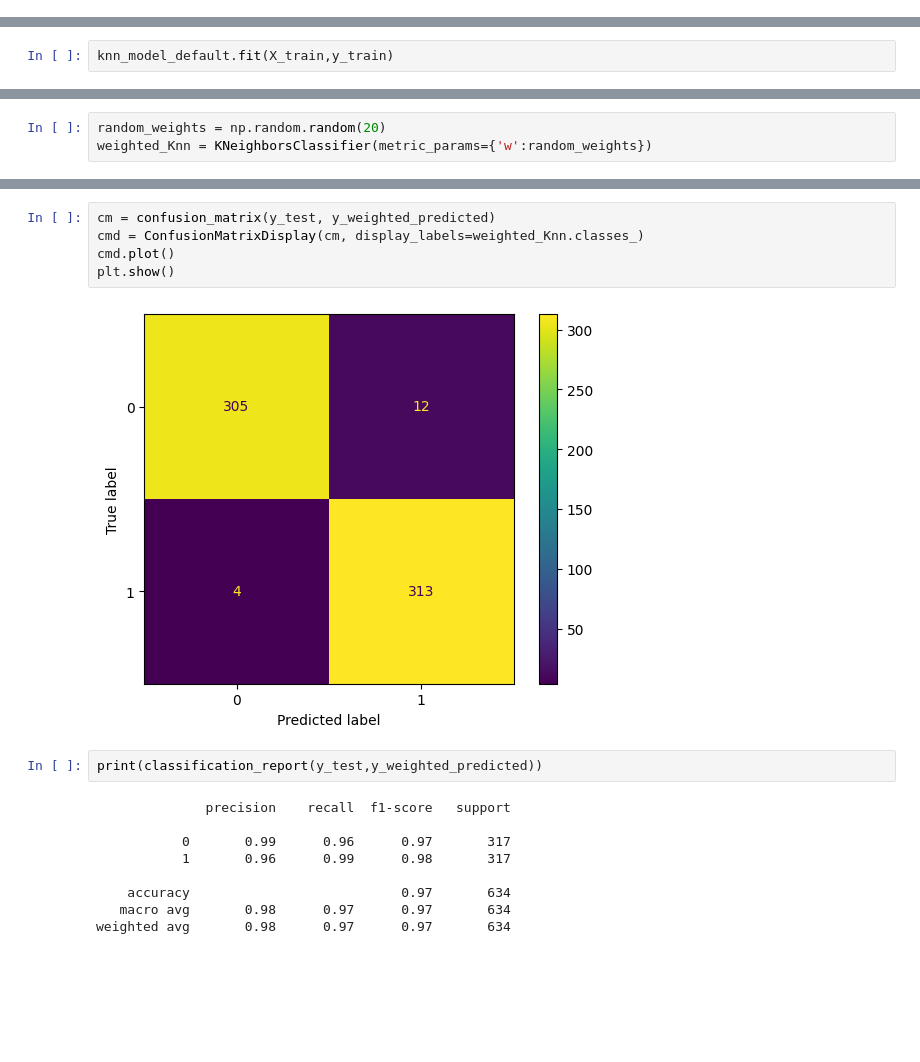
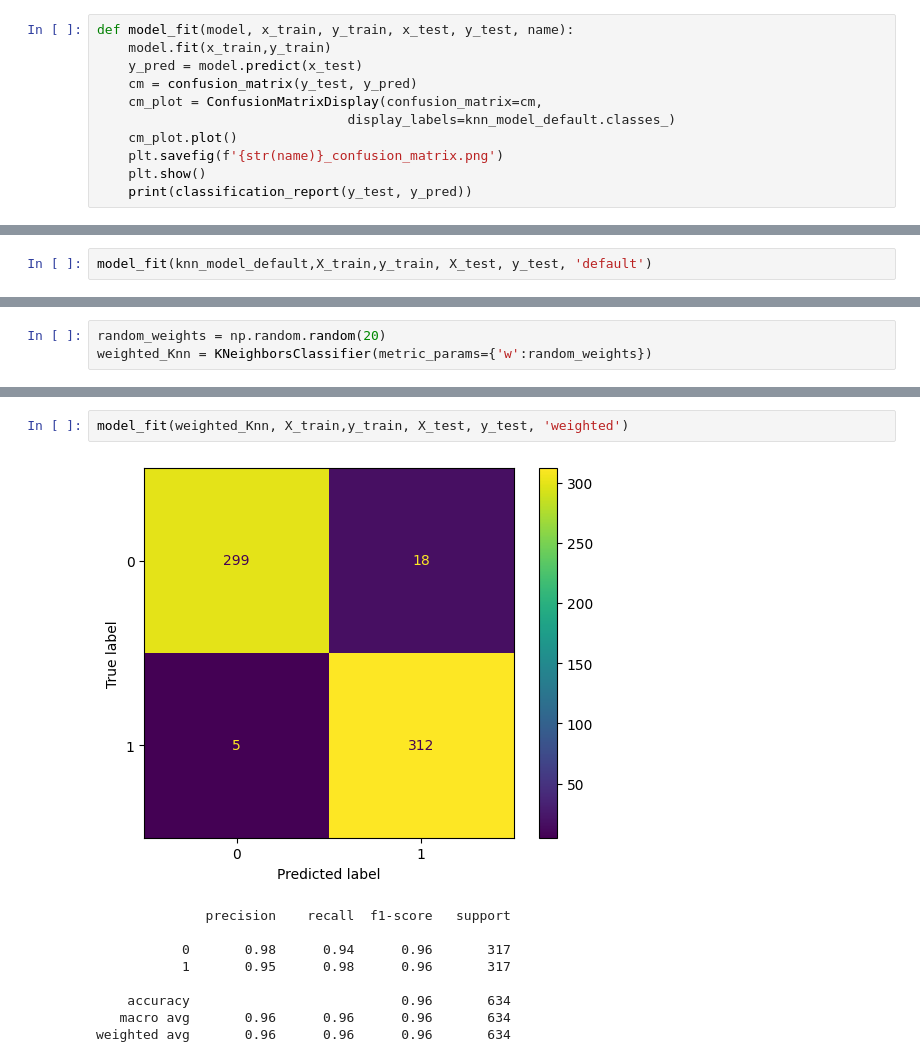
Before and after one commit to pragyanbhattarai04/DataMiningLab, a Jupyter notebook: KNN/lab.ipynb, the cells around one changed output, grey strips where cells are left out. Cells and saved outputs as stored; diff of their text form; blank space fills up the shorter version.

```diff
--- a/KNN/lab.ipynb
+++ b/KNN/lab.ipynb
@@ -182,4 +46,13 @@ from sklearn.neighbors import KNeighborsClassifier
+# %%
+def model_fit(model, x_train, y_train, x_test, y_test, name):
+    model.fit(x_train,y_train)
+    y_pred = model.predict(x_test)
+    cm = confusion_matrix(y_test, y_pred)
+    cm_plot = ConfusionMatrixDisplay(confusion_matrix=cm,
+                                display_labels=knn_model_default.classes_)
+    cm_plot.plot()
+    plt.savefig(f'{str(name)}_confusion_matrix.png')
+    plt.show()
+    print(classification_report(y_test, y_pred))
 # %%
 knn_model_default = KNeighborsClassifier()
-# %%
-knn_model_default.fit(X_train,y_train)
@@ -220,0 +59,2 @@ sns.heatmap(merged_df.corr())
+# %%
+model_fit(knn_model_default,X_train,y_train, X_test, y_test, 'default')
@@ -238,18 +85,12 @@ y_weighted_predicted = weighted_Knn.predict(X_test)
-# %%
-cm = confusion_matrix(y_test, y_weighted_predicted)
-cmd = ConfusionMatrixDisplay(cm, display_labels=weighted_Knn.classes_)
-cmd.plot()
-plt.show()
-# %% [output]
-[figure, removed]
-# %%
-print(classification_report(y_test,y_weighted_predicted))
-# %% [output]
-              precision    recall  f1-score   support
-
-           0       0.99      0.96      0.97       317
-           1       0.96      0.99      0.98       317
-
-    accuracy                           0.97       634
-   macro avg       0.98      0.97      0.97       634
-weighted avg       0.98      0.97      0.97       634
+# %%
+model_fit(weighted_Knn, X_train,y_train, X_test, y_test, 'weighted')
+# %% [output]
+[figure, added]
+              precision    recall  f1-score   support
+
+           0       0.98      0.94      0.96       317
+           1       0.95      0.98      0.96       317
+
+    accuracy                           0.96       634
+   macro avg       0.96      0.96      0.96       634
+weighted avg       0.96      0.96      0.96       634
```
Also changed, not shown: parts of 51 cells of this notebook.
